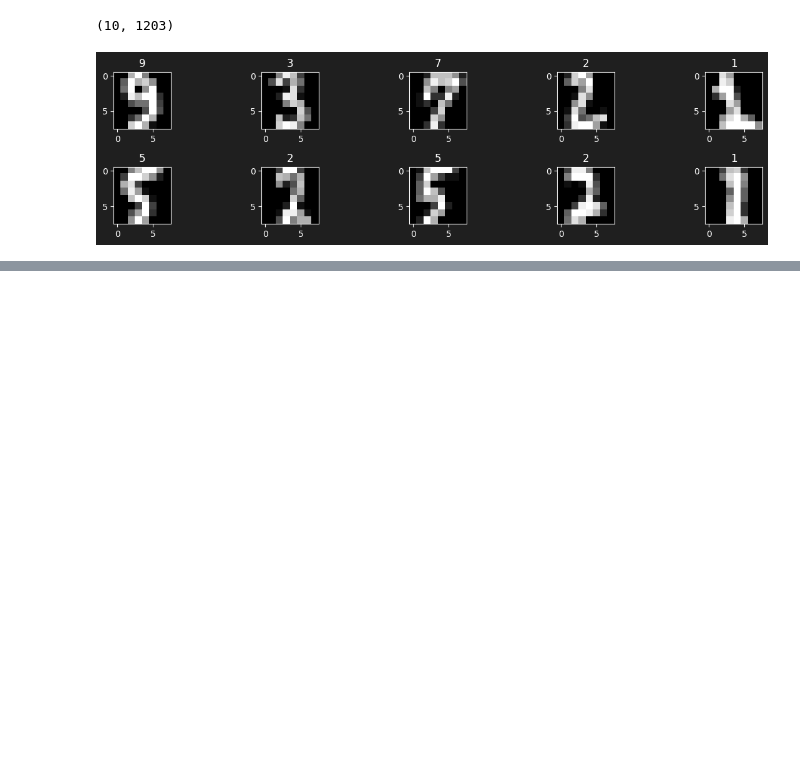
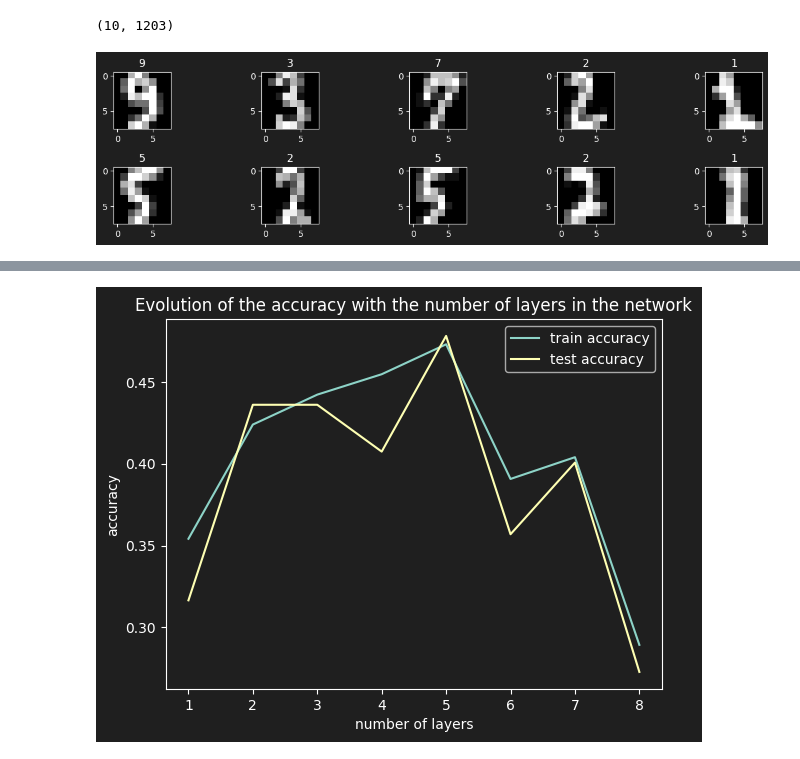
Before and after one commit to hadisql/deep_learning, a Jupyter notebook: DL_Nlayers_multiclass.ipynb, the cells around one changed output, grey strips where cells are left out. Drawn from its saved outputs; the diff is of its cells as text; code cells hidden in the pictures; blank space fills up the shorter version.

```diff
--- a/DL_Nlayers_multiclass.ipynb
+++ b/DL_Nlayers_multiclass.ipynb
@@ -480,0 +534,13 @@ scores_mnist["accuracy_train"][-1]
+# %%
+max_accuracy_train = [v['accuracy_train'][-1] for _,v in all_scores.items()]
+max_accuracy_test = [v['accuracy_test'][-1] for _,v in all_scores.items()]
+# %%
+plt.plot(range(1,len(all_scores)+1),max_accuracy_train, label='train accuracy')
+plt.plot(range(1,len(all_scores)+1),max_accuracy_test, label='test accuracy')
+plt.xlabel("number of layers")
+plt.ylabel("accuracy")
+plt.legend()
+plt.title("Evolution of the accuracy with the number of layers in the network")
+plt.show()
+# %% [output]
+[figure, added]
```
Also changed, not shown: parts of 12 cells of this notebook.
